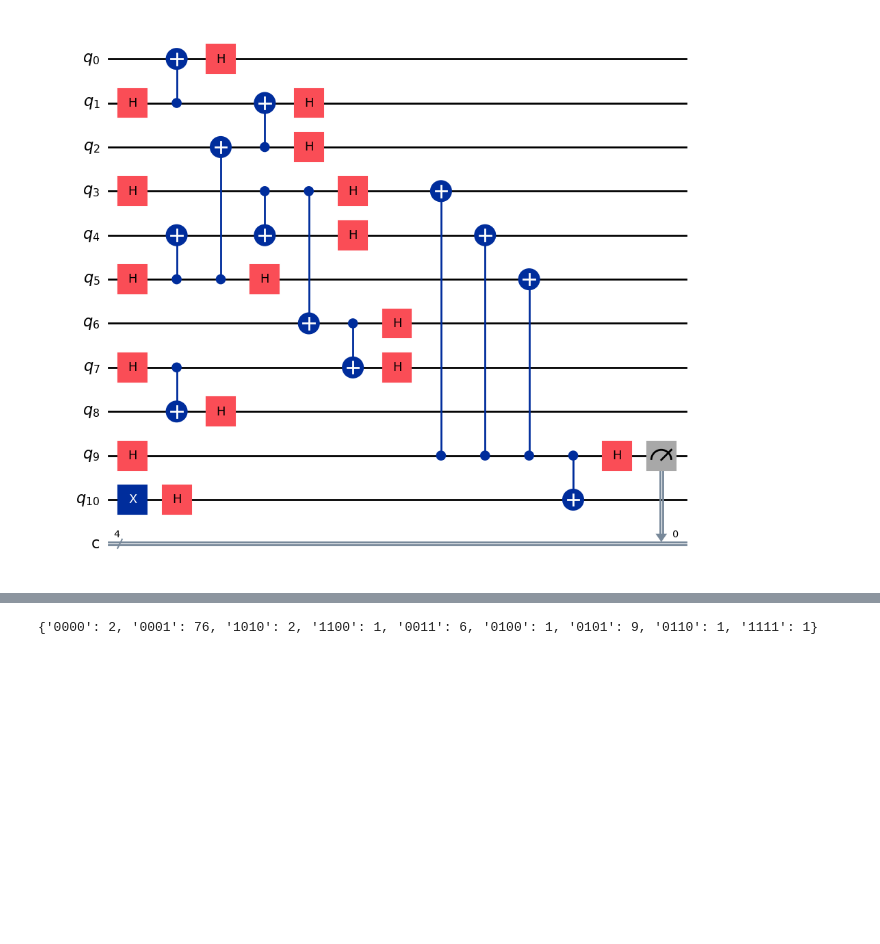
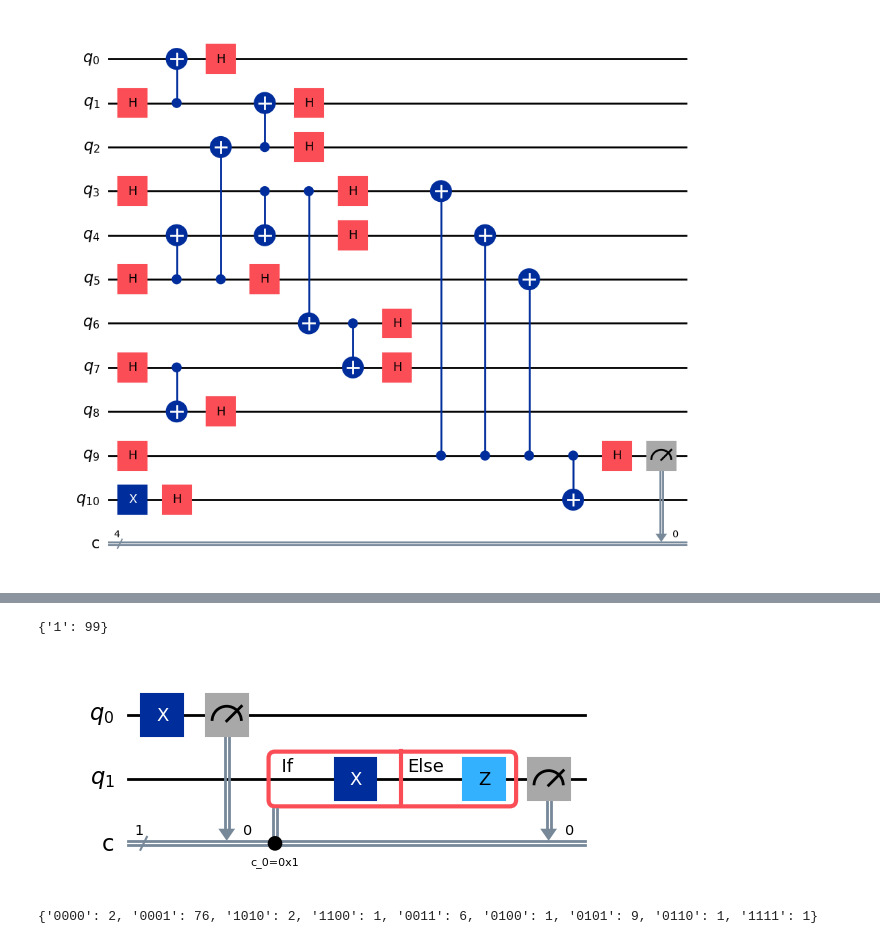
Before and after one commit to RicemanBoy/qc_researchproject, a Jupyter notebook: Rotated Surface Code/Eigener Surface Code.ipynb, the cells around one changed output, grey strips where cells are left out. Saved outputs shown, nothing was run; the diff lists cells and outputs as text; code cells hidden in the pictures; blank space fills up the shorter version.

```diff
--- a/Rotated Surface Code/Eigener Surface Code.ipynb
+++ b/Rotated Surface Code/Eigener Surface Code.ipynb
@@ -682,3 +671,42 @@ Wir wollen 1...:  {'1000': 28, '0000': 19, '1001': 26, '0001': 26}
+# %%
+#"with qc.if_test()" funktioniert wie erwartet mit klassischen Qubits!
+
+qr = QuantumRegister(2,"q")
+cbit = ClassicalRegister(1,"c")
+
+qc = QuantumCircuit(qr,cbit)
+
+test = True
+
+qc.x(0)
+qc.measure(0,0)
+
+# if test == True:
+#     with qc.if_test((0,1)):
+#         qc.x(1)
+
+# if test == False:
+#     with qc.if_test((0,1)):
+#         qc.z(1)
+
+with qc.if_test((0,1)) as else_:
+    qc.x(1)
+with else_:
+    qc.z(1)
+
+qc.measure(1,0)
+
+sim = AerSimulator()
+job = sim.run(qc, shots=99)
+result = job.result()
+counts = result.get_counts()
+
+print(counts)
+
+qc.draw("mpl")
+# %% [output]
+{'1': 99}
+[figure, added]
 # %%
 depolarizing_prob = 0.01
 dep_error = depolarizing_error(depolarizing_prob, 1)
```
Also changed, not shown: parts of 4 cells of this notebook.
